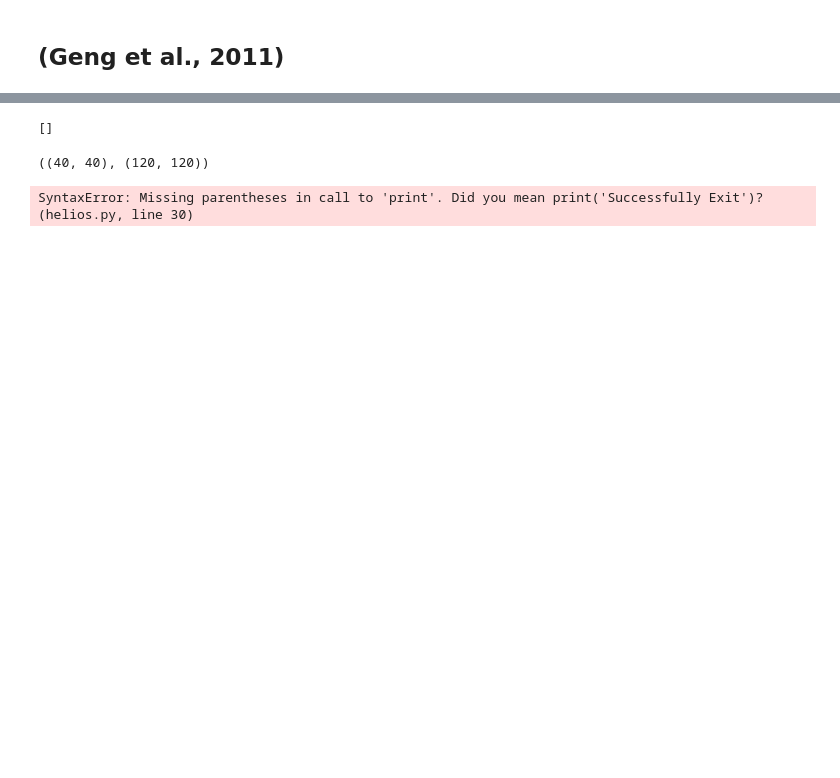
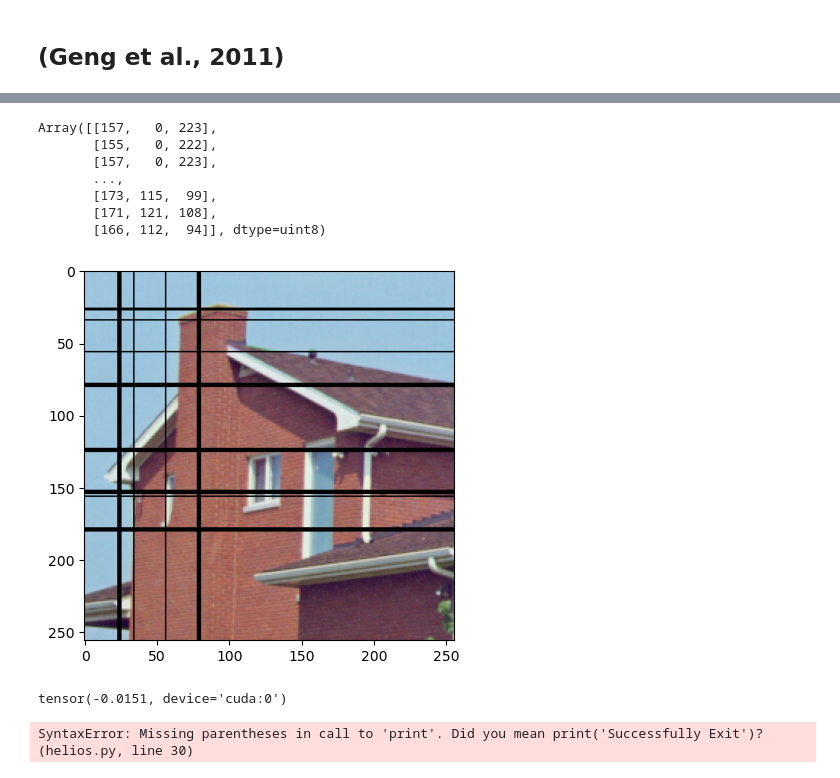
Before and after one commit to poonehmousavi/Audio_Tensor_Completion, a Jupyter notebook: test.ipynb, the cells around one changed output, grey strips where cells are left out. Drawn from its saved outputs; the diff is of its cells as text; code cells hidden in the pictures; blank space fills up the shorter version.

```diff
--- a/test.ipynb
+++ b/test.ipynb
@@ -421,11 +428,28 @@ while (i<max_it) & (norm > epsilon):
-# %%
-Mi
-# %% [output]
-[]
-# %%
-U.shape,V.shape
-# %% [output]
-((40, 40), (120, 120))
+# %%
+fig,ax = plt.subplots()
+
+# # plt.imshow(T)$
+
+plt.imshow(TM.cpu().numpy().astype(int))
+# %% [output]
+Array([[157,   0, 223],
+       [155,   0, 222],
+       [157,   0, 223],
+       ...,
+       [173, 115,  99],
+       [171, 121, 108],
+       [166, 112,  94]], dtype=uint8)
+[figure, added]
+# %%
+U,D,V = torch.linalg.svd(tl.unfold(Xi+(1/rho)*Yi[n],n))
+# D[D<alpha/rho] = 0
+D = torch.concatenate([torch.diag(D),torch.zeros(((U.shape[0]),V.shape[0]-U.shape[0]),device='cuda:0')],axis=1)
+
+Mi.append(tl.fold(torch.matmul(U,torch.matmul(D,V)),n,T.shape))
+
+(torch.matmul(U,torch.matmul(D,V)) - tl.unfold(Xi+(1/rho)*Yi[n],n)).min()
+# %% [output]
+tensor(-0.0151, device='cuda:0')
 # %%
 def khatri_rao(A,B):
     assert A.shape[1] == B.shape[1], "A and B must have the same number of columns"
```
Also changed, not shown: parts of 9 cells of this notebook, 1 other file.
